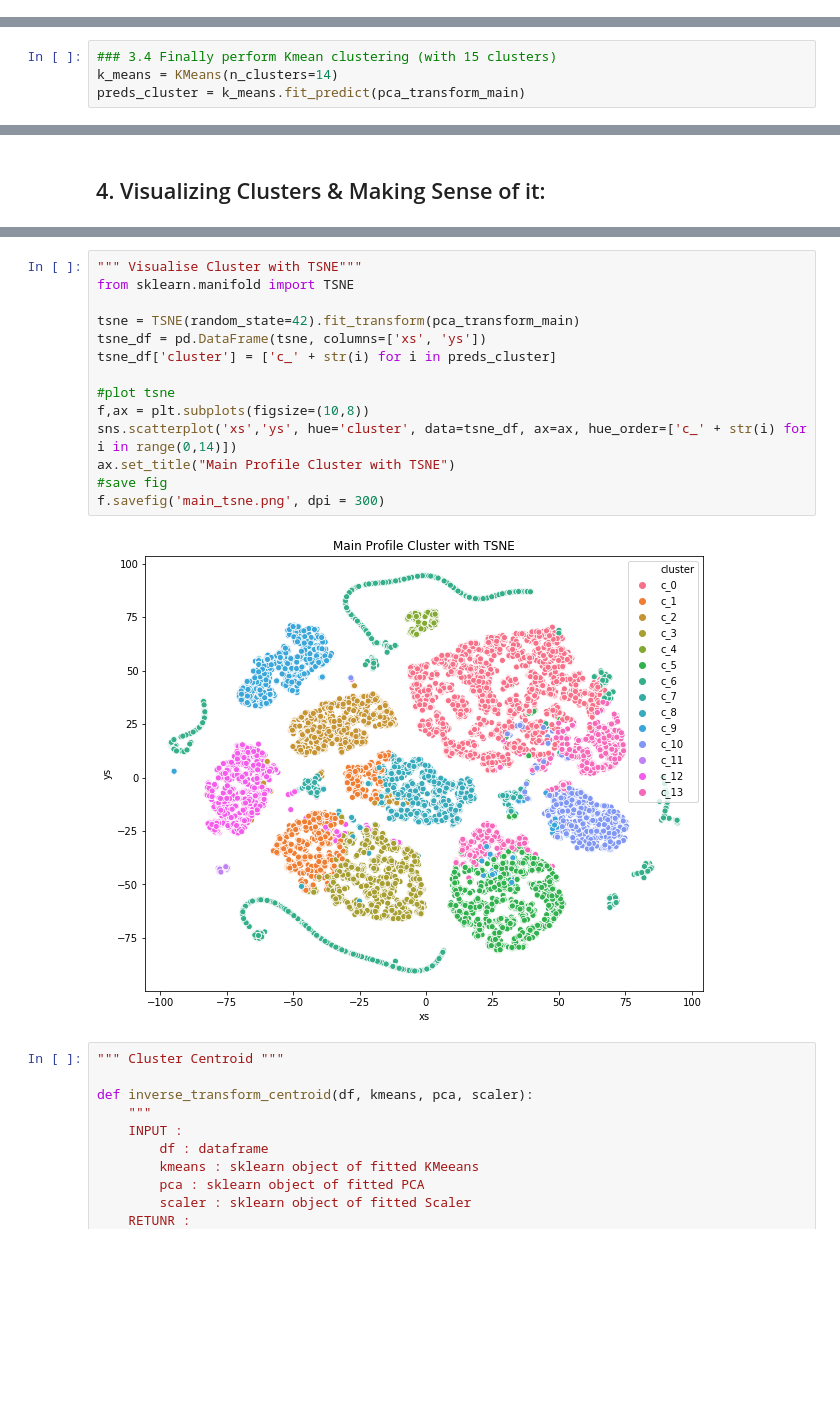
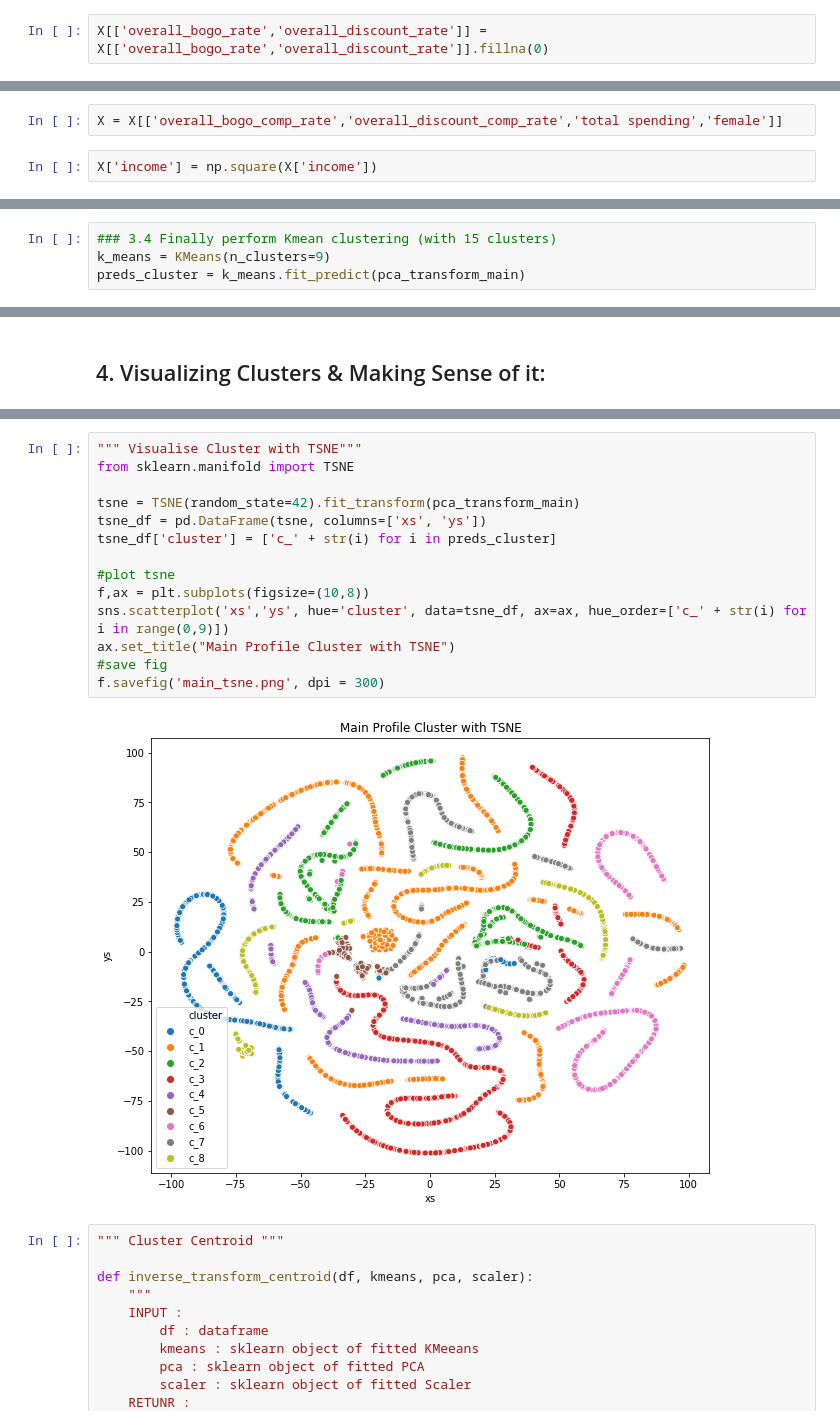
Before and after one commit to ArsalRahimMLE/starbucks-project, a Jupyter notebook: Part 02 EDA, Preprocessing and Clustering .ipynb, the cells around one changed output, grey strips where cells are left out. Cells and saved outputs as stored; diff of their text form; blank space fills up the shorter version.

```diff
--- a/Part 02 EDA, Preprocessing and Clustering .ipynb
+++ b/Part 02 EDA, Preprocessing and Clustering .ipynb
@@ -573,0 +612,2 @@ X = X[['bogo_complete_rate','discount_complete_rate','income','total spending',
+# %%
+X[['overall_bogo_rate','overall_discount_rate']] = X[['overall_bogo_rate','overall_discount_rate']].fillna(0)
@@ -574,3 +616,7 @@ X = X[['bogo_complete_rate','discount_complete_rate','income','total spending',
+# %%
+X = X[['overall_bogo_comp_rate','overall_discount_comp_rate','total spending','female']]
+# %%
+X['income'] = np.square(X['income'])
 # %%
 X['bogo_complete_rate'] = np.square(X['bogo_complete_rate'])
 X['discount_complete_rate'] = np.square(X['discount_complete_rate'])
@@ -674,6 +722,6 @@ finding_num_cluster(pca_transform_main)
 # %%
 ### 3.4 Finally perform Kmean clustering (with 15 clusters)
-k_means = KMeans(n_clusters=14)
+k_means = KMeans(n_clusters=9)
 preds_cluster = k_means.fit_predict(pca_transform_main)
 # %%
 final_df['Cluster'] = preds_cluster
@@ -694,19 +737,19 @@ plt.show()
 # %%
 """ Visualise Cluster with TSNE"""
 from sklearn.manifold import TSNE
 
 tsne = TSNE(random_state=42).fit_transform(pca_transform_main)
 tsne_df = pd.DataFrame(tsne, columns=['xs', 'ys'])
 tsne_df['cluster'] = ['c_' + str(i) for i in preds_cluster]
 
 #plot tsne
 f,ax = plt.subplots(figsize=(10,8))
-sns.scatterplot('xs','ys', hue='cluster', data=tsne_df, ax=ax, hue_order=['c_' + str(i) for i in range(0,14)])
+sns.scatterplot('xs','ys', hue='cluster', data=tsne_df, ax=ax, hue_order=['c_' + str(i) for i in range(0,9)])
 ax.set_title("Main Profile Cluster with TSNE")
 #save fig
 f.savefig('main_tsne.png', dpi = 300)
 # %% [output]
-[figure, old version]
+[figure, new version]
 # %%
 """ Cluster Centroid """
 
```
Also changed, not shown: parts of 85 cells of this notebook.
